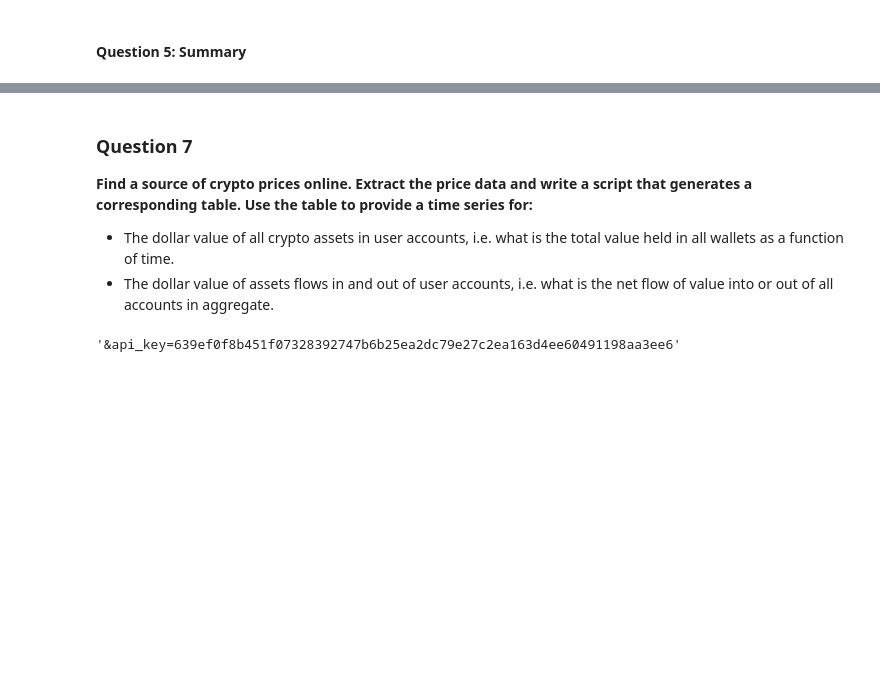
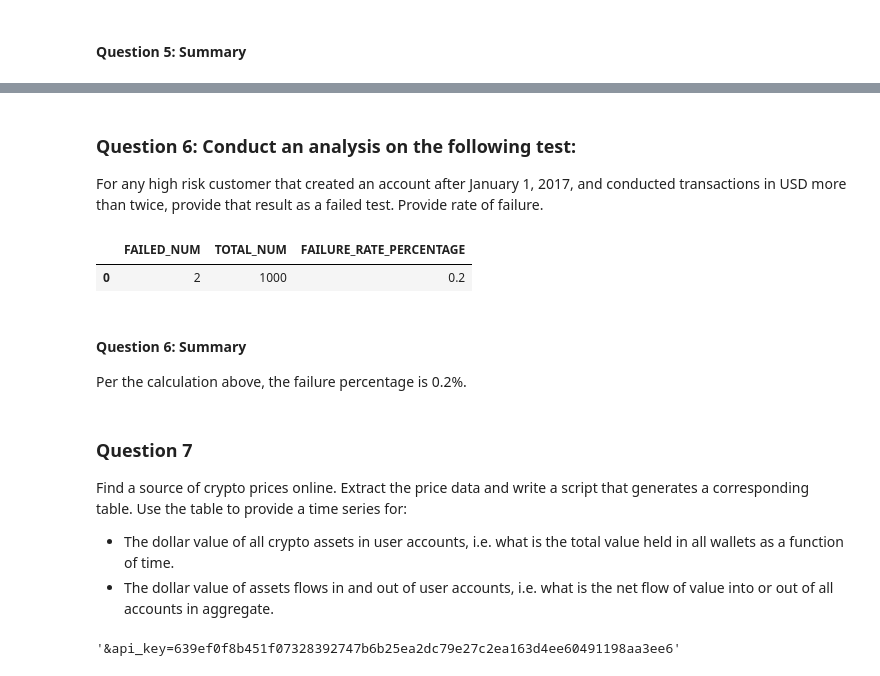
Before and after one commit to ycyuchengliu/coinbase_note, a Jupyter notebook: Coinbase_Data_HW.ipynb, the cells around one changed output, grey strips where cells are left out. Cells and saved outputs as stored; diff of their text form; code cells hidden in the pictures; blank space fills up the shorter version.

```diff
--- a/Coinbase_Data_HW.ipynb
+++ b/Coinbase_Data_HW.ipynb
@@ -586,6 +575,45 @@ plt.show()
+# %% [markdown]
+### **Question 6: Conduct an analysis on the following test:**
+For any high risk customer that created an account after January 1, 2017, and conducted transactions in USD more than twice, provide that result as a failed test. Provide rate of failure.
+# %%
+q6_query = f"""
+            WITH failure_customers AS (
+                SELECT
+                    u.user_id,
+                    COUNT(l.ledger_entry_id) AS usd_transaction_count
+                FROM
+                    COINBASE.PUBLIC.USERS u
+                JOIN
+                    COINBASE.PUBLIC.ACCOUNTS a ON u.user_id = a.user_id
+                JOIN
+                    COINBASE.PUBLIC.LEDGER l ON a.account_id = l.account_id
+                WHERE
+                    u.risk_score >= 50
+                    AND a.created_at > '2017-01-01'
+                    AND a.currency = 'USD'
+                GROUP BY
+                    u.user_id
+                HAVING
+                    usd_transaction_count > 2
+        )
+        SELECT
+            (SELECT COUNT(*) FROM failure_customers) AS failed_num,
+            (SELECT COUNT(*) FROM COINBASE.PUBLIC.USERS) AS total_num,
+            (failed_num / total_num) * 100 AS failure_rate_percentage;
+
+"""
+
+failed_test = get_sf_data(q6_query)
+failed_test
+# %% [output]
+|  | FAILED_NUM | TOTAL_NUM | FAILURE_RATE_PERCENTAGE |
+| 0 | 2 | 1000 | 0.2 |
+# %% [markdown]
+#### **Question 6: Summary**
+Per the calculation above, the failure percentage is 0.2%.
 # %% [markdown]
 ### **Question 7**
-**Find a source of crypto prices online. Extract the price data and write a script that generates a corresponding table. Use the table to provide a time series for:**
+Find a source of crypto prices online. Extract the price data and write a script that generates a corresponding table. Use the table to provide a time series for:
 - The dollar value of all crypto assets in user accounts, i.e. what is the total value held in all wallets as a function of time.
 - The dollar value of assets flows in and out of user accounts, i.e. what is the net flow of value into or out of all accounts in aggregate.
 # %%
```
Also changed, not shown: parts of 13 cells of this notebook.
